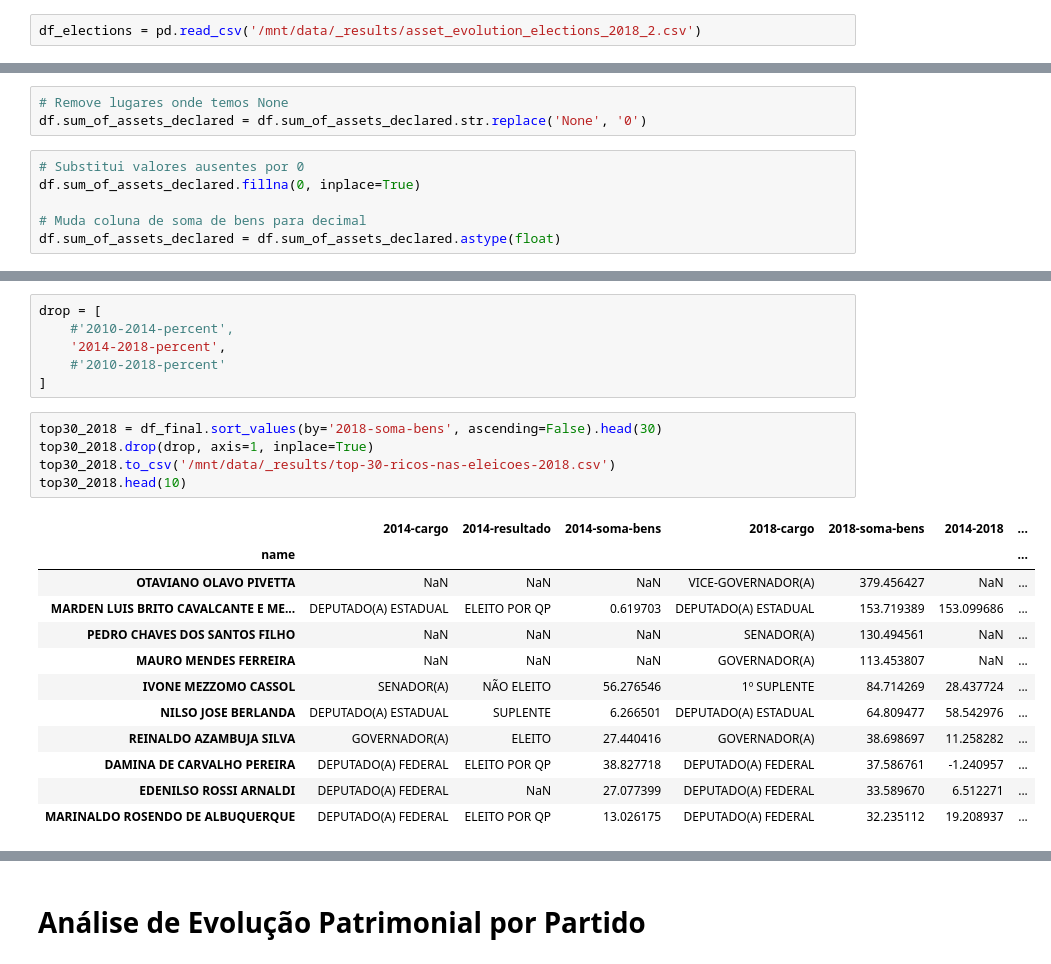
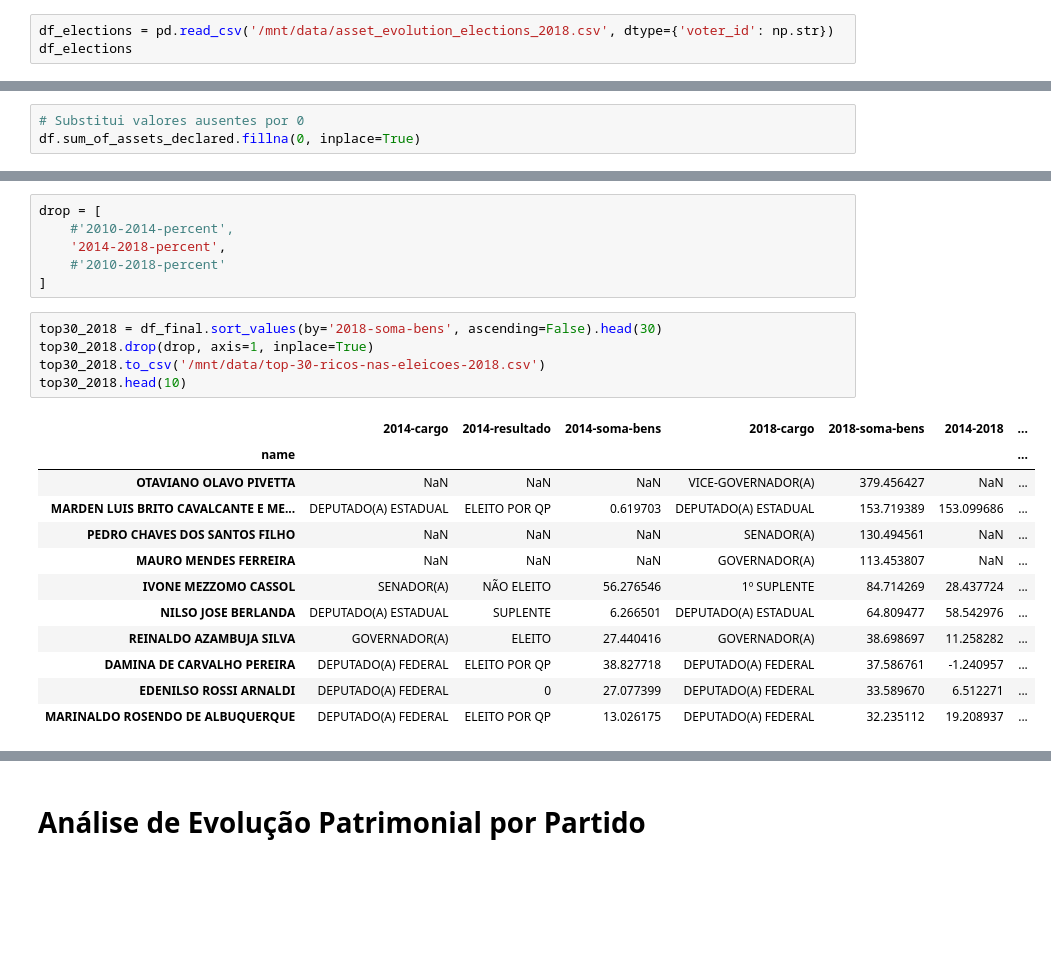
Before and after one commit to okfn-brasil/perfil-politico, a Jupyter notebook: notebooks/Biggest-Asset-Evolution.ipynb, the cells around one changed output, grey strips where cells are left out. Saved outputs shown, nothing was run; the diff lists cells and outputs as text; blank space fills up the shorter version.

```diff
--- a/notebooks/Biggest-Asset-Evolution.ipynb
+++ b/notebooks/Biggest-Asset-Evolution.ipynb
@@ -6,4 +8,5 @@ import pandas as pd
 
 pd.options.mode.chained_assignment = None
 # %%
-df_elections = pd.read_csv('/mnt/data/_results/asset_evolution_elections_2018_2.csv')
+df_elections = pd.read_csv('/mnt/data/asset_evolution_elections_2018.csv', dtype={'voter_id': np.str})
+df_elections
@@ -29,12 +54,6 @@ df.shape
-# %%
-# Remove lugares onde temos None
-df.sum_of_assets_declared = df.sum_of_assets_declared.str.replace('None', '0')
 # %%
 # Substitui valores ausentes por 0
 df.sum_of_assets_declared.fillna(0, inplace=True)
-
-# Muda coluna de soma de bens para decimal
-df.sum_of_assets_declared = df.sum_of_assets_declared.astype(float)
 # %%
 # Transformando em milhoes para facilitar
 df.sum_of_assets_declared = df.sum_of_assets_declared / 10**6
@@ -156,20 +175,20 @@ drop = [
 # %%
 top30_2018 = df_final.sort_values(by='2018-soma-bens', ascending=False).head(30)
 top30_2018.drop(drop, axis=1, inplace=True)
-top30_2018.to_csv('/mnt/data/_results/top-30-ricos-nas-eleicoes-2018.csv')
+top30_2018.to_csv('/mnt/data/top-30-ricos-nas-eleicoes-2018.csv')
 top30_2018.head(10)
 # %% [output]
 |  | 2014-cargo | 2014-resultado | 2014-soma-bens | 2018-cargo | 2018-soma-bens | 2014-2018 | ... |
 | name |  |  |  |  |  |  | ... |
 | OTAVIANO OLAVO PIVETTA | NaN | NaN | NaN | VICE-GOVERNADOR(A) | 379.456427 | NaN | ... |
 | MARDEN LUIS BRITO CAVALCANTE E ME... | DEPUTADO(A) ESTADUAL | ELEITO POR QP | 0.619703 | DEPUTADO(A) ESTADUAL | 153.719389 | 153.099686 | ... |
 | PEDRO CHAVES DOS SANTOS FILHO | NaN | NaN | NaN | SENADOR(A) | 130.494561 | NaN | ... |
 | MAURO MENDES FERREIRA | NaN | NaN | NaN | GOVERNADOR(A) | 113.453807 | NaN | ... |
 | IVONE MEZZOMO CASSOL | SENADOR(A) | NÃO ELEITO | 56.276546 | 1º SUPLENTE | 84.714269 | 28.437724 | ... |
 | NILSO JOSE BERLANDA | DEPUTADO(A) ESTADUAL | SUPLENTE | 6.266501 | DEPUTADO(A) ESTADUAL | 64.809477 | 58.542976 | ... |
 | REINALDO AZAMBUJA SILVA | GOVERNADOR(A) | ELEITO | 27.440416 | GOVERNADOR(A) | 38.698697 | 11.258282 | ... |
 | DAMINA DE CARVALHO PEREIRA | DEPUTADO(A) FEDERAL | ELEITO POR QP | 38.827718 | DEPUTADO(A) FEDERAL | 37.586761 | -1.240957 | ... |
-| EDENILSO ROSSI ARNALDI | DEPUTADO(A) FEDERAL | NaN | 27.077399 | DEPUTADO(A) FEDERAL | 33.589670 | 6.512271 | ... |
+| EDENILSO ROSSI ARNALDI | DEPUTADO(A) FEDERAL | 0 | 27.077399 | DEPUTADO(A) FEDERAL | 33.589670 | 6.512271 | ... |
 | MARINALDO ROSENDO DE ALBUQUERQUE | DEPUTADO(A) FEDERAL | ELEITO POR QP | 13.026175 | DEPUTADO(A) FEDERAL | 32.235112 | 19.208937 | ... |
 # %%
 top30_crescimento_absoluto_2018 = df_final.sort_values(by='2014-2018', ascending=False).head(30)
```
Also changed, not shown: parts of 25 cells of this notebook.
